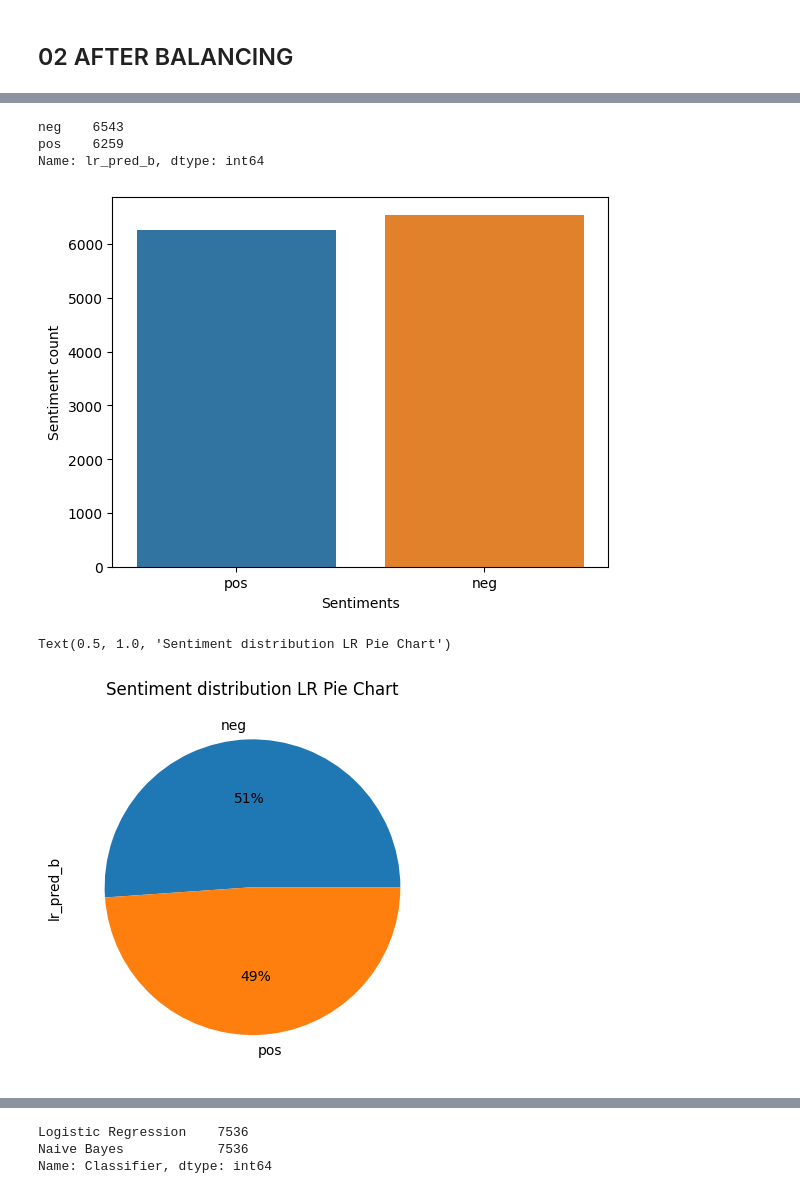
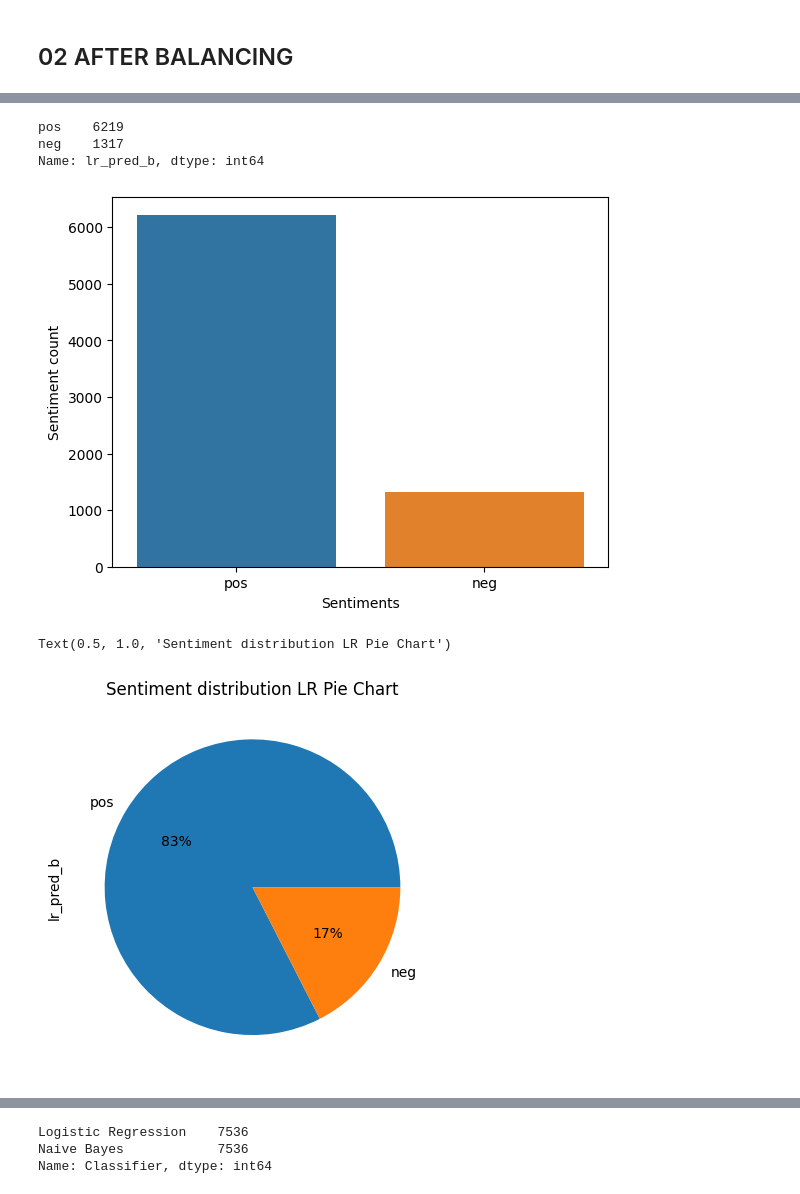
Before and after one commit to notquarks/sentiment-analysis-customer-review, a Jupyter notebook: sentiment_analysis_customer_review.ipynb, the cells around one changed output, grey strips where cells are left out. Drawn from its saved outputs; the diff is of its cells as text; code cells hidden in the pictures.

```diff
--- a/sentiment_analysis_customer_review.ipynb
+++ b/sentiment_analysis_customer_review.ipynb
@@ -576,6 +584,6 @@ X_test_tf = tf.transform(X_test)
 # %%
 # Membuat dan melatih model Naive Bayes
-nbcl= nbmodel.fit(X_train_tf.toarray(), y_train)
+nbcl= nbmodel.fit(X_smote.toarray(), y_smote)
 
 # Melakukan prediksi pada data uji
 nb_pred= nbcl.predict(X_test_tf.toarray())
@@ -613,5 +621,5 @@ plot_confusion(confusion_matrix(y_test, nb_pred))
 # %%
-token_text = balanced_reviews['tokens_titletext']
+token_text = text_df['tokens_titletext']
 tf_token = tf.transform(token_text)
 nb_predictions = nbmodel.predict(tf_token)
 
@@ -620,9 +628,9 @@ label_map = {1: "pos", 0: "neg"}
 nb_predicted_labels = [label_map[prediction] for prediction in nb_predictions]
 
 # Menambahkan kolom prediksi ke dalam DataFrame
-balanced_reviews['nb_pred_b'] = nb_predicted_labels
+text_df['nb_pred_b'] = nb_predicted_labels
 
 # Menampilkan DataFrame dengan kolom prediksi
-balanced_reviews
+text_df
 # %% [output]
 |  | key | product_name | stars | com_titletext | b_star | b_score | tokens_titletext | nb_pred | lr_pred | ... |
@@ -718,7 +726,7 @@ def plot_confusion(cm):
 # %%
 # create lr model
 modelLr = LogisticRegression()
-model_lr_tf = modelLr.fit(X_train_tf, y_train)
+model_lr_tf = modelLr.fit(X_smote, y_smote)
 y_pred = model_lr_tf.predict(X_test_tf)
 # %%
 # print lr model accuracy & report
@@ -743,12 +751,12 @@ plot_confusion(confusion_matrix(y_test, y_pred))
 # %%
 # predict review with lr model
-token_text = balanced_reviews['tokens_titletext']
+token_text = text_df['tokens_titletext']
 tf_token = tf.transform(token_text)
 lr_predictions = model_lr_tf.predict(tf_token)
 label_map = {1: "pos", 0: "neg"}
 lr_predicted_labels = [label_map[prediction] for prediction in lr_predictions]
-balanced_reviews['lr_pred_b'] = lr_predicted_labels
+text_df['lr_pred_b'] = lr_predicted_labels
 
-balanced_reviews
+text_df
 # %% [output]
 |  | key | product_name | stars | com_titletext | b_star | b_score | tokens_titletext | nb_pred | lr_pred | ... |
@@ -767,22 +775,22 @@ balanced_reviews
 # %%
-balanced_reviews['lr_pred_b'].value_counts()
+text_df['lr_pred_b'].value_counts()
 # %% [output]
-neg    6543
-pos    6259
+pos    6219
+neg    1317
 Name: lr_pred_b, dtype: int64
 # %%
 # plot prediction result
-balanced_reviews_sorted = balanced_reviews.sort_values('lr_pred_b', ascending=False)
-ax = sns.countplot(x ='lr_pred_b', data = balanced_reviews_sorted)
+text_df_sorted = text_df.sort_values('lr_pred_b', ascending=False)
+ax = sns.countplot(x ='lr_pred_b', data = text_df_sorted)
 ax.set(ylabel='Sentiment count', xlabel='Sentiments')
 plt.show()
 # %% [output]
-[figure, old version]
+[figure, new version]
 # %%
-balanced_reviews_sorted['lr_pred_b'].value_counts().plot.pie(autopct='%1.0f%%')
+text_df_sorted['lr_pred_b'].value_counts().plot.pie(autopct='%1.0f%%')
 plt.title("Sentiment distribution LR Pie Chart")
 # %% [output]
 Text(0.5, 1.0, 'Sentiment distribution LR Pie Chart')
-[figure, old version]
+[figure, new version]
 # %%
 # Top 10 ice cream brand sort by number of reviews
```
Also changed, not shown: parts of 42 cells of this notebook.
